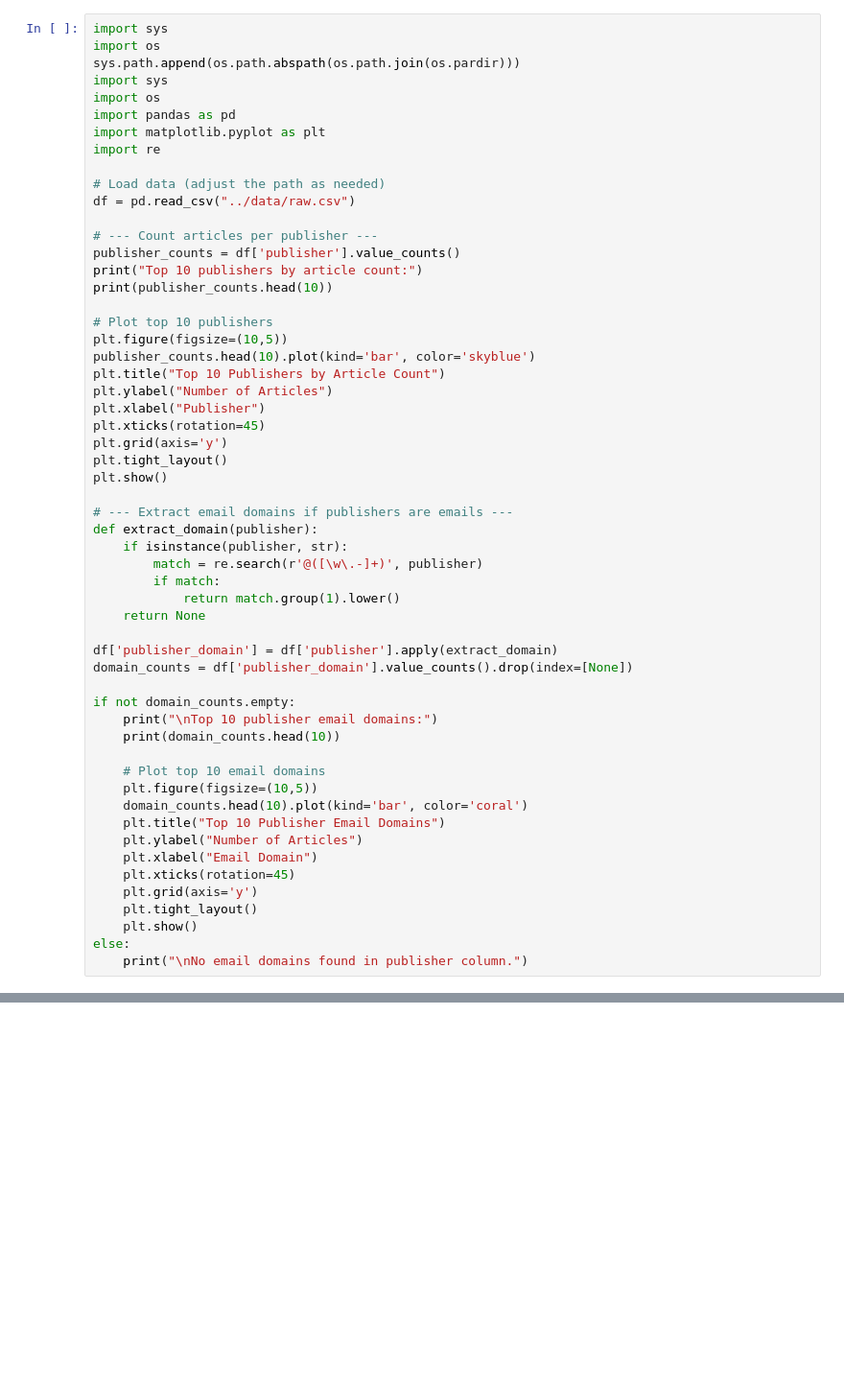
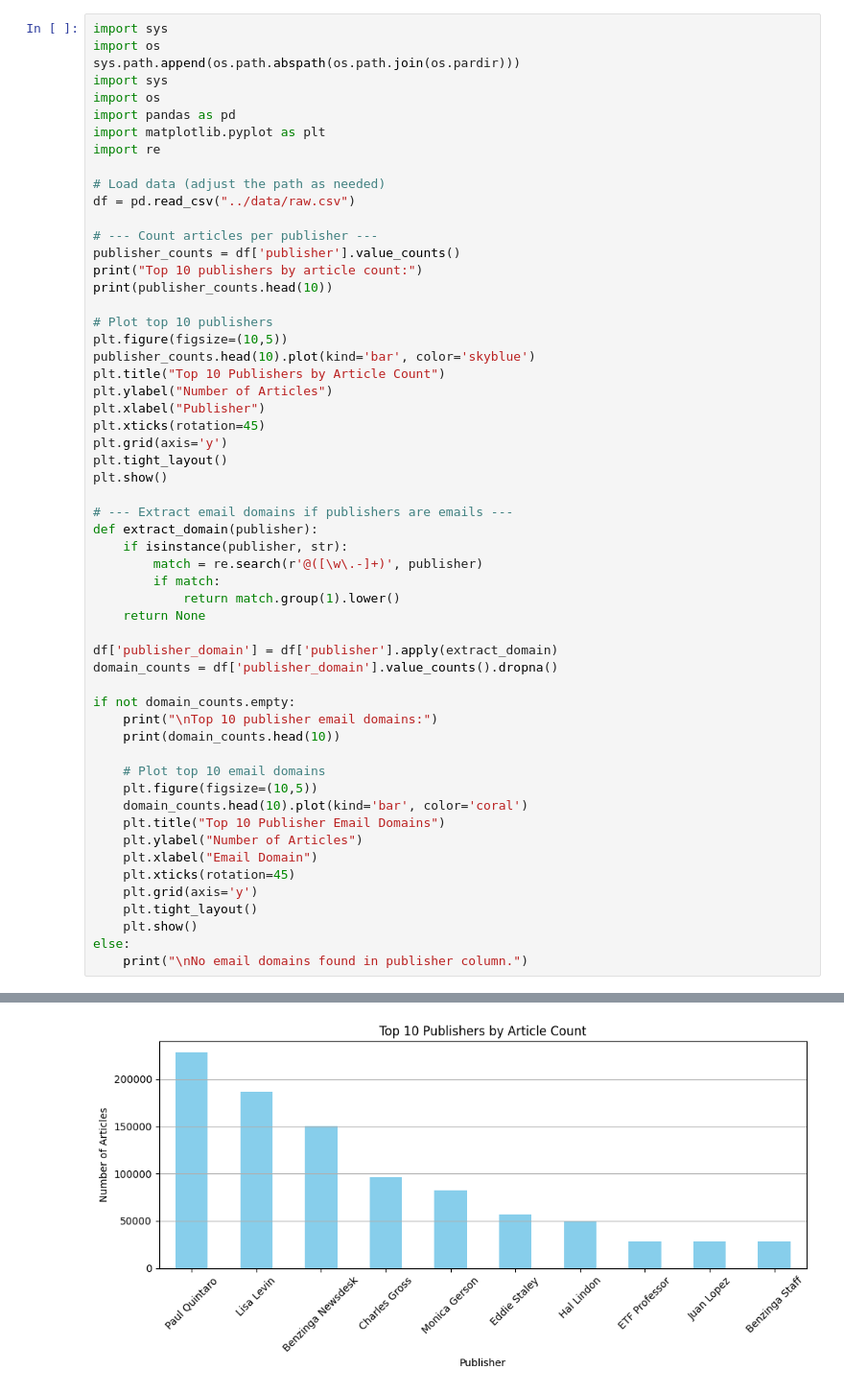
Before and after one commit to Abedulaziz01/financial-news-stock-analysis, a Jupyter notebook: notebooks/Publisheranalysis.ipynb, the cells around one changed output, grey strips where cells are left out. Shown at 96% size. Saved outputs shown, nothing was run; the diff lists cells and outputs as text; blank space fills up the shorter version.

Commit message:
updating graph

```diff
--- a/notebooks/Publisheranalysis.ipynb
+++ b/notebooks/Publisheranalysis.ipynb
@@ -36,7 +36,7 @@ def extract_domain(publisher):
     return None
 
 df['publisher_domain'] = df['publisher'].apply(extract_domain)
-domain_counts = df['publisher_domain'].value_counts().drop(index=[None])
+domain_counts = df['publisher_domain'].value_counts().dropna()
 
 if not domain_counts.empty:
     print("\nTop 10 publisher email domains:")
@@ -54,3 +54,4 @@ if not domain_counts.empty:
     plt.show()
 else:
     print("\nNo email domains found in publisher column.")
+# %% [output]
@@ -56,0 +71 @@ else:
+[figure, added]
```
Also changed, not shown: parts of 1 cell of this notebook.
